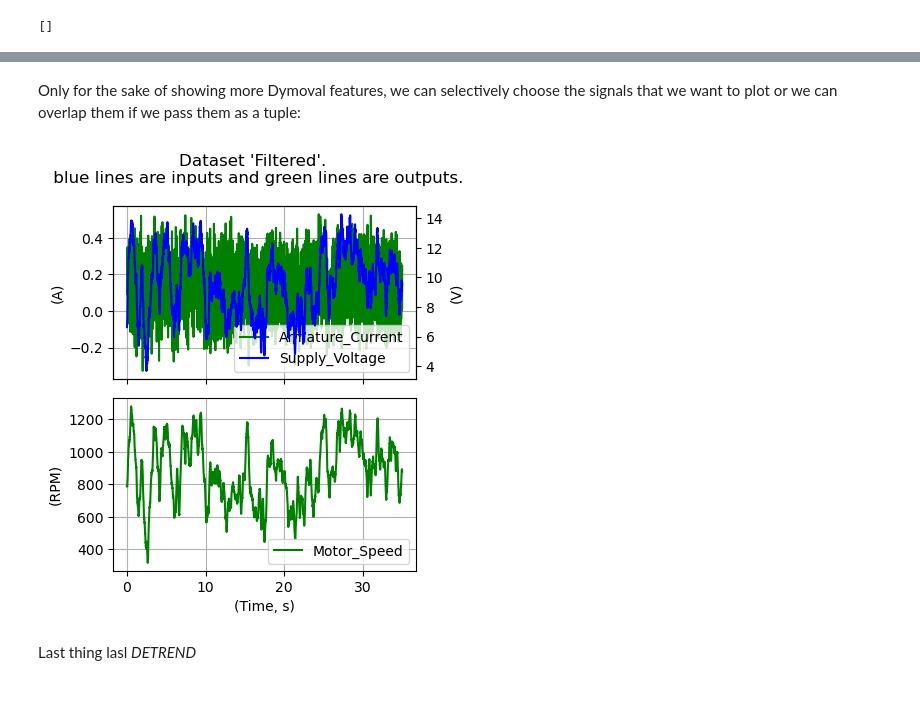
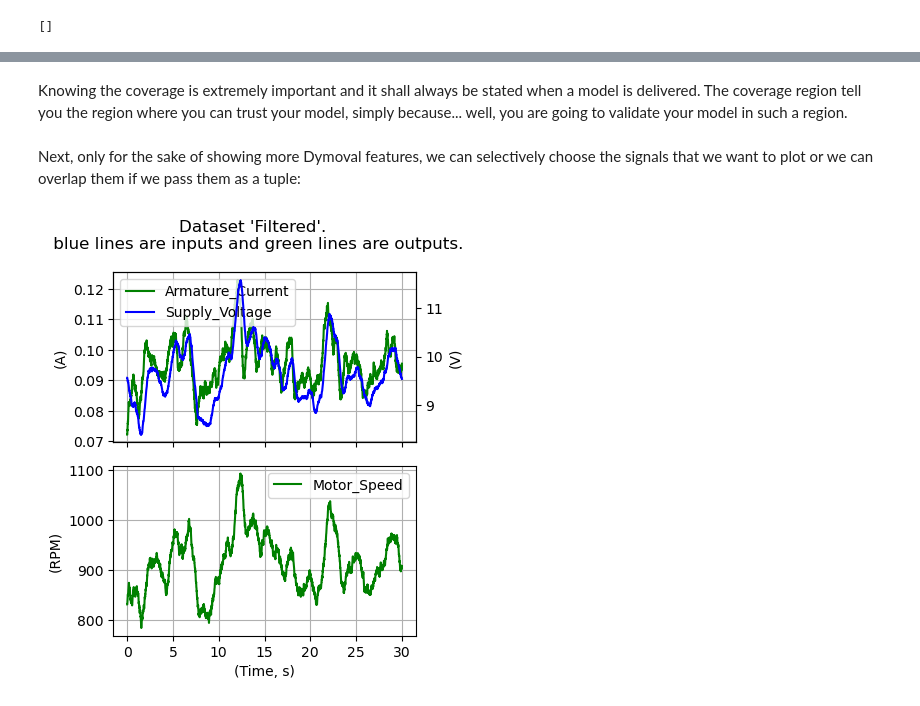
Before and after one commit to ubaldot/dymoval, a Jupyter notebook: src/dymoval_tutorial/dymoval_tutorial.ipynb, the cells around one changed output, grey strips where cells are left out. Saved outputs shown, nothing was run; the diff lists cells and outputs as text; code cells hidden in the pictures.

```diff
--- a/src/dymoval_tutorial/dymoval_tutorial.ipynb
+++ b/src/dymoval_tutorial/dymoval_tutorial.ipynb
@@ -46,5 +58,5 @@ Let's read the log data stored in the `hdf5` file. All the logs that we are inte
 Feel free to explore the hdf5 file at your convenience.
 We use the `h5py` package to read it, but feel free to explore any other package that can read HDF5 files.
 # %%
-logs = h5py.File('./signals.h5', 'r')
-logs["signals"].keys()
+measurements_file = "./DCMotor_measurements.h5"
+logs = h5py.File(measurements_file, "r")
@@ -53,7 +63,7 @@ logs["signals"].keys()
 # %% [markdown]
 We extract the logged signals as it follows (see *h5py* docs for more info):
 # %%
-V = logs["signals/V"] # Measured supply voltage (input)
-Ia = logs["signals/Ia"] # Measured current (output)
-motor_speed = logs["signals/motor_speed"] # Measured motor rotational speed (output)
+V = logs["signals/V_measured"]  # Measured supply voltage (input)
+Ia = logs["signals/Ia_measured"]  # Measured current (output)
+motor_speed = logs["signals/motor_speed_measured"]  # Measured motor rotational speed (output)
 # %% [markdown]
@@ -89,14 +103,15 @@ Finally, we can separate input and output signals and we can attempt to re-sampl
 signal_names = [s["name"] for s in signal_list]
 u_names = signal_names[0]
 y_names = signal_names[1:]
+
 ds = dmv.Dataset(
     "DCMotor",
     signal_list,
     u_names,
     y_names,
     target_sampling_period=0.01,
-    tin = 40,
-    tout = 75.0
+    tin=40,
+    tout=70.0,
 )
 # %% [markdown]
 When creating a dymova *Dataset* object, the signals are always re-sampled in such a way that all of them will have the same sampling period, but sometimes this is not possible and therefore some signals may be excluded from the Dataset.
@@ -136,5 +143,8 @@ To avoid losing transient information, we stay a bit larger than $1\, Hz$. We ch
 # %%
-cutoff = 10  # [Hz]
-ds_filt = ds.low_pass_filter(('Supply_Voltage', cutoff),('Motor_Speed', cutoff))
+cutoff = 5  # [Hz]
+ds_filt = ds.low_pass_filter(
+    ("Supply_Voltage", cutoff),
+    ("Motor_Speed", cutoff),
+    ("Armature_Current", cutoff),
+)
 ds_filt.name = "Filtered"
-_= ds_filt.plot()
@@ -159,8 +171,8 @@ The coverage is pretty much the same, which means that we managed to remove nois
+# %% [markdown]
+Knowing the coverage is extremely important and it shall always be stated when a model is delivered. The coverage region tell you the region where you can trust your model, simply because... well, you are going to validate your model in such a region.
 # %% [markdown]
-Only for the sake of showing more Dymoval features, we can selectively choose the signals that we want to plot or we can overlap them if we pass them as a tuple:
+Next, only for the sake of showing more Dymoval features, we can selectively choose the signals that we want to plot or we can overlap them if we pass them as a tuple:
 # %%
-_= ds_filt.plot(("Armature_Current", "Supply_Voltage"),"Motor_Speed")
+ds_filt.plot(("Armature_Current", "Supply_Voltage"),"Motor_Speed")
 # %% [output]
-[figure, old version]
+[figure, new version]
-# %% [markdown]
-Last thing lasl *DETREND*
```
Also changed, not shown: parts of 67 cells of this notebook, 4 other files.
